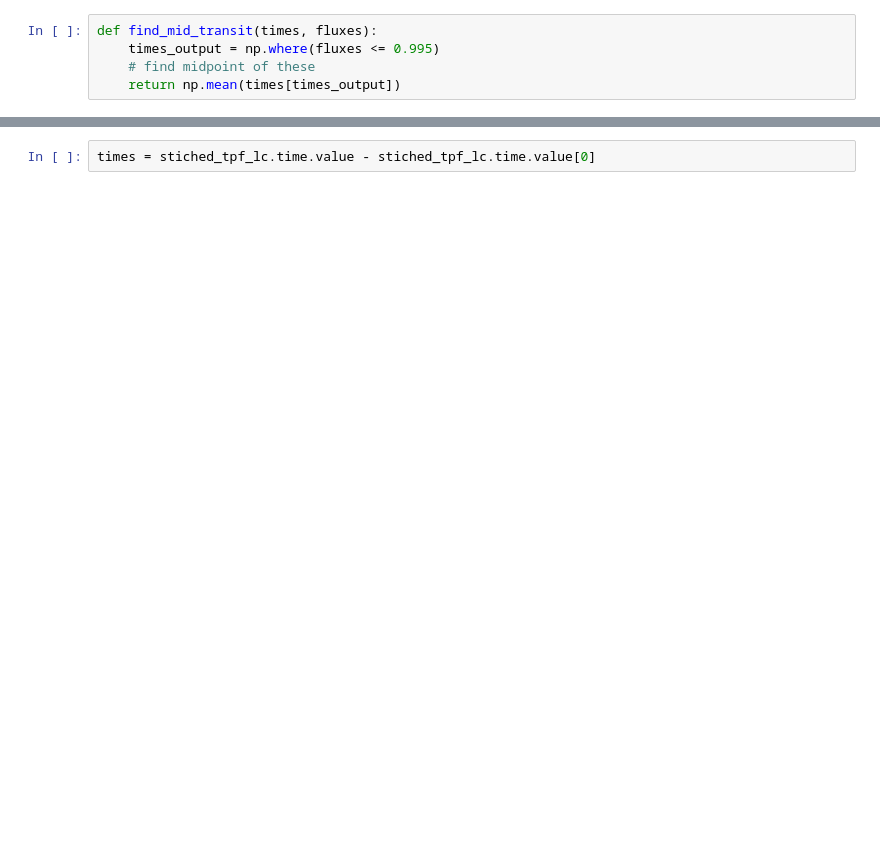
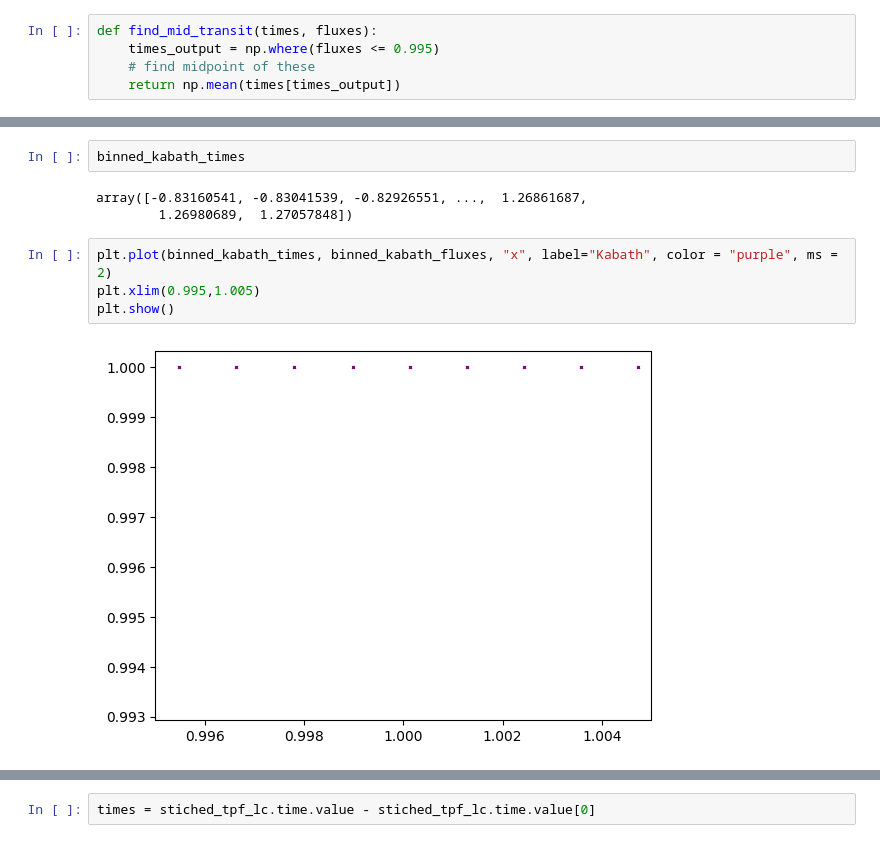
Before and after one commit to JCatton/KJRJMCMCMC, a Jupyter notebook: TransitAnalysis/test_generating_lightcurve.ipynb, the cells around one changed output, grey strips where cells are left out. Cells and saved outputs as stored; diff of their text form; blank space fills up the shorter version.

```diff
--- a/TransitAnalysis/test_generating_lightcurve.ipynb
+++ b/TransitAnalysis/test_generating_lightcurve.ipynb
@@ -227,3 +287,14 @@ binned_our_times_big_star = binned_our_times_big_star - find_mid_transit(binned_
+# %%
+binned_kabath_times
+# %% [output]
+array([-0.83160541, -0.83041539, -0.82926551, ...,  1.26861687,
+        1.26980689,  1.27057848])
+# %%
+plt.plot(binned_kabath_times, binned_kabath_fluxes, "x", label="Kabath", color = "purple", ms = 2)
+plt.xlim(0.995,1.005)
+plt.show()
+# %% [output]
+[figure, added]
 # %%
 fig, ax = plt.subplots()
 
```
Also changed, not shown: parts of 3 cells of this notebook, 1 other file.
